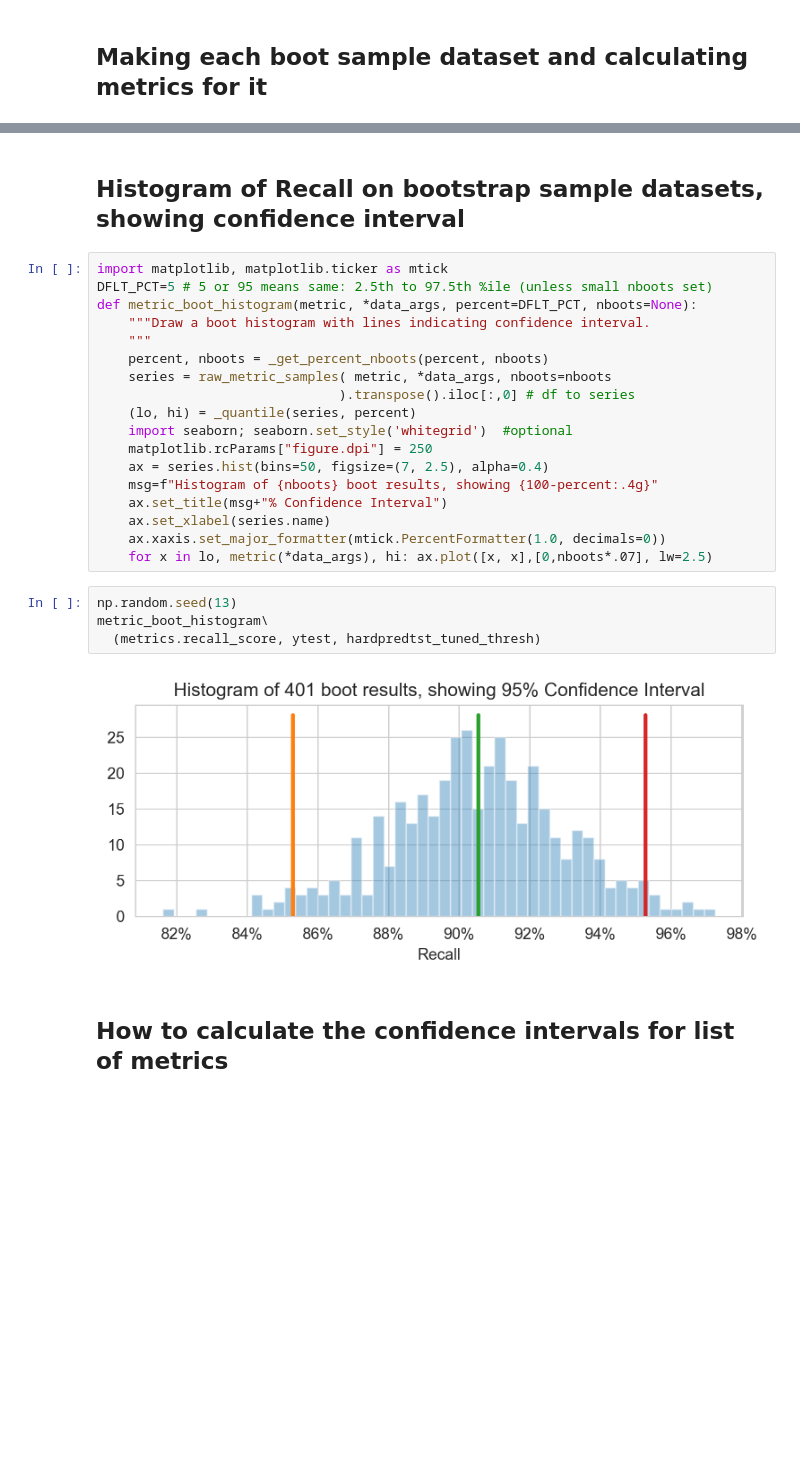
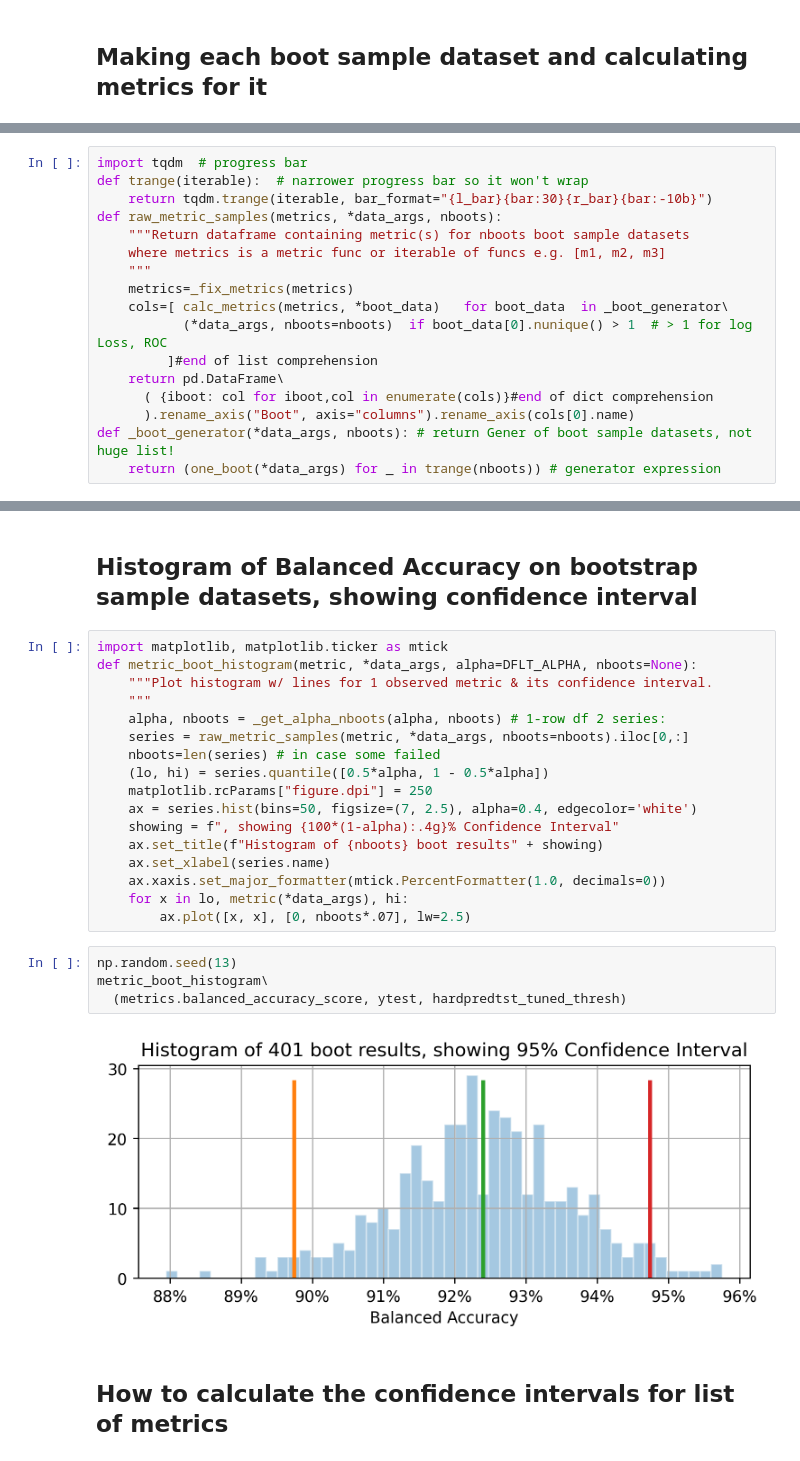
Before and after one commit to DavidRosen/conf-intervals-auto, a Jupyter notebook: bootConfIntAutoV1o_standalone.ipynb, the cells around one changed output, grey strips where cells are left out. Cells and saved outputs as stored; diff of their text form; blank space fills up the shorter version.

```diff
--- a/bootConfIntAutoV1o_standalone.ipynb
+++ b/bootConfIntAutoV1o_standalone.ipynb
@@ -205 +187,18 @@ def raw_metric_samples(metrics, *data_args, nboots, sort=False):
+# %%
+import tqdm  # progress bar
+def trange(iterable):  # narrower progress bar so it won't wrap
+    return tqdm.trange(iterable, bar_format="{l_bar}{bar:30}{r_bar}{bar:-10b}")
+def raw_metric_samples(metrics, *data_args, nboots):
+    """Return dataframe containing metric(s) for nboots boot sample datasets
+    where metrics is a metric func or iterable of funcs e.g. [m1, m2, m3]
+    """
+    metrics=_fix_metrics(metrics)
+    cols=[ calc_metrics(metrics, *boot_data)   for boot_data  in _boot_generator\
+           (*data_args, nboots=nboots)  if boot_data[0].nunique() > 1  # > 1 for log Loss, ROC
+         ]#end of list comprehension
+    return pd.DataFrame\
+      ( {iboot: col for iboot,col in enumerate(cols)}#end of dict comprehension
+      ).rename_axis("Boot", axis="columns").rename_axis(cols[0].name)
+def _boot_generator(*data_args, nboots): # return Gener of boot sample datasets, not huge list!
+    return (one_boot(*data_args) for _ in trange(nboots)) # generator expression
 # %% [markdown]
@@ -233,29 +279,28 @@ def _quantile(series, percent):  # return lower and upper bound:
 # %% [markdown]
-## Histogram of Recall on bootstrap sample datasets, showing confidence interval
+## Histogram of Balanced Accuracy on bootstrap sample datasets, showing confidence interval
 # %%
 import matplotlib, matplotlib.ticker as mtick
-DFLT_PCT=5 # 5 or 95 means same: 2.5th to 97.5th %ile (unless small nboots set)
-def metric_boot_histogram(metric, *data_args, percent=DFLT_PCT, nboots=None):
-    """Draw a boot histogram with lines indicating confidence interval.
+def metric_boot_histogram(metric, *data_args, alpha=DFLT_ALPHA, nboots=None):
+    """Plot histogram w/ lines for 1 observed metric & its confidence interval.
     """
-    percent, nboots = _get_percent_nboots(percent, nboots)
-    series = raw_metric_samples( metric, *data_args, nboots=nboots
-                               ).transpose().iloc[:,0] # df to series
-    (lo, hi) = _quantile(series, percent)
-    import seaborn; seaborn.set_style('whitegrid')  #optional
+    alpha, nboots = _get_alpha_nboots(alpha, nboots) # 1-row df 2 series:
+    series = raw_metric_samples(metric, *data_args, nboots=nboots).iloc[0,:]
+    nboots=len(series) # in case some failed
+    (lo, hi) = series.quantile([0.5*alpha, 1 - 0.5*alpha])
     matplotlib.rcParams["figure.dpi"] = 250
-    ax = series.hist(bins=50, figsize=(7, 2.5), alpha=0.4)
-    msg=f"Histogram of {nboots} boot results, showing {100-percent:.4g}"
-    ax.set_title(msg+"% Confidence Interval")
+    ax = series.hist(bins=50, figsize=(7, 2.5), alpha=0.4, edgecolor='white')
+    showing = f", showing {100*(1-alpha):.4g}% Confidence Interval"
+    ax.set_title(f"Histogram of {nboots} boot results" + showing)
     ax.set_xlabel(series.name)
     ax.xaxis.set_major_formatter(mtick.PercentFormatter(1.0, decimals=0))
-    for x in lo, metric(*data_args), hi: ax.plot([x, x],[0,nboots*.07], lw=2.5)
+    for x in lo, metric(*data_args), hi:
+        ax.plot([x, x], [0, nboots*.07], lw=2.5)
 # %%
 np.random.seed(13)
 metric_boot_histogram\
-  (metrics.recall_score, ytest, hardpredtst_tuned_thresh)
+  (metrics.balanced_accuracy_score, ytest, hardpredtst_tuned_thresh)
 # %% [output]
-[figure, old version]
+[figure, new version]
 # %% [markdown]
 ## How to calculate the confidence intervals for list of metrics
 # %%
```
Also changed, not shown: parts of 28 cells of this notebook.
